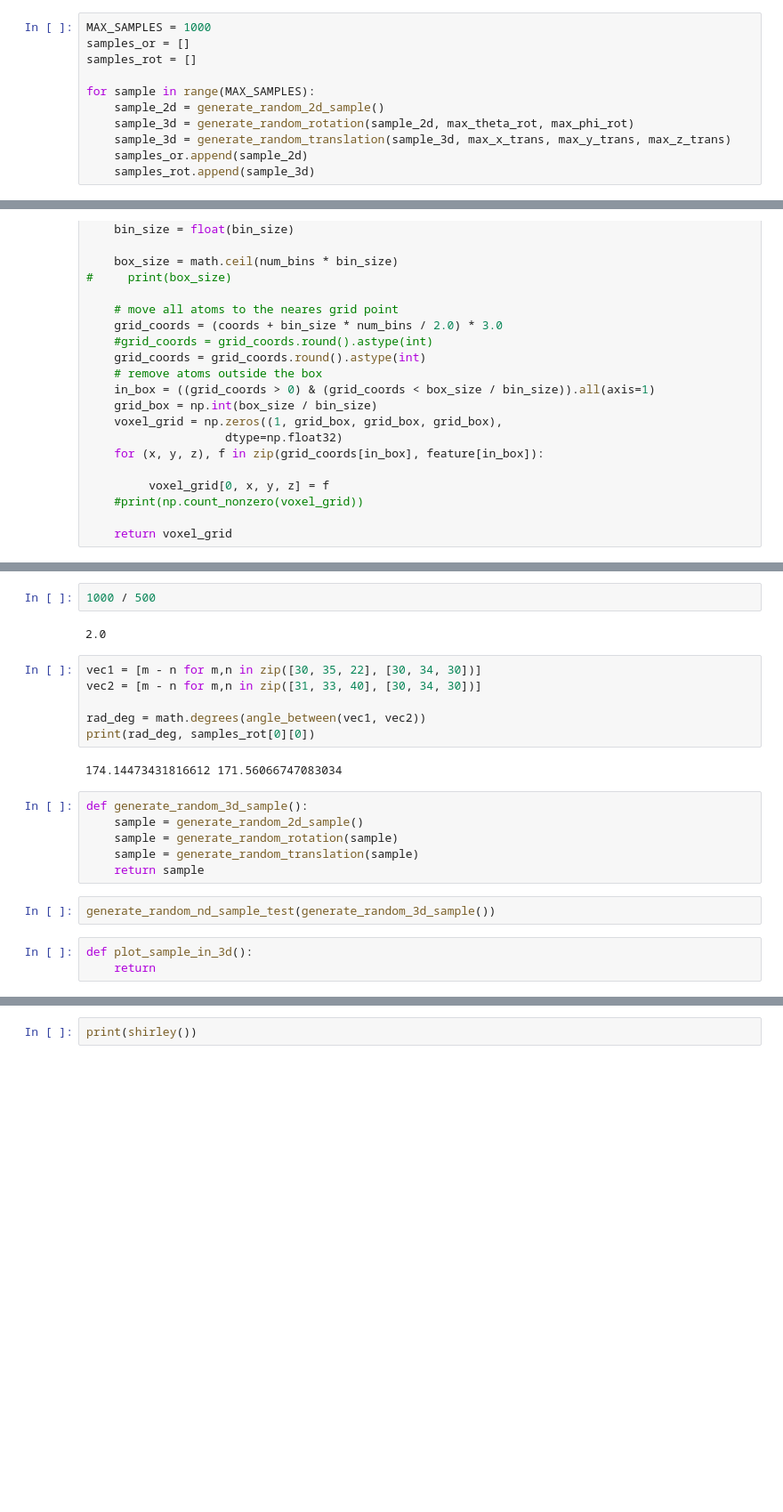
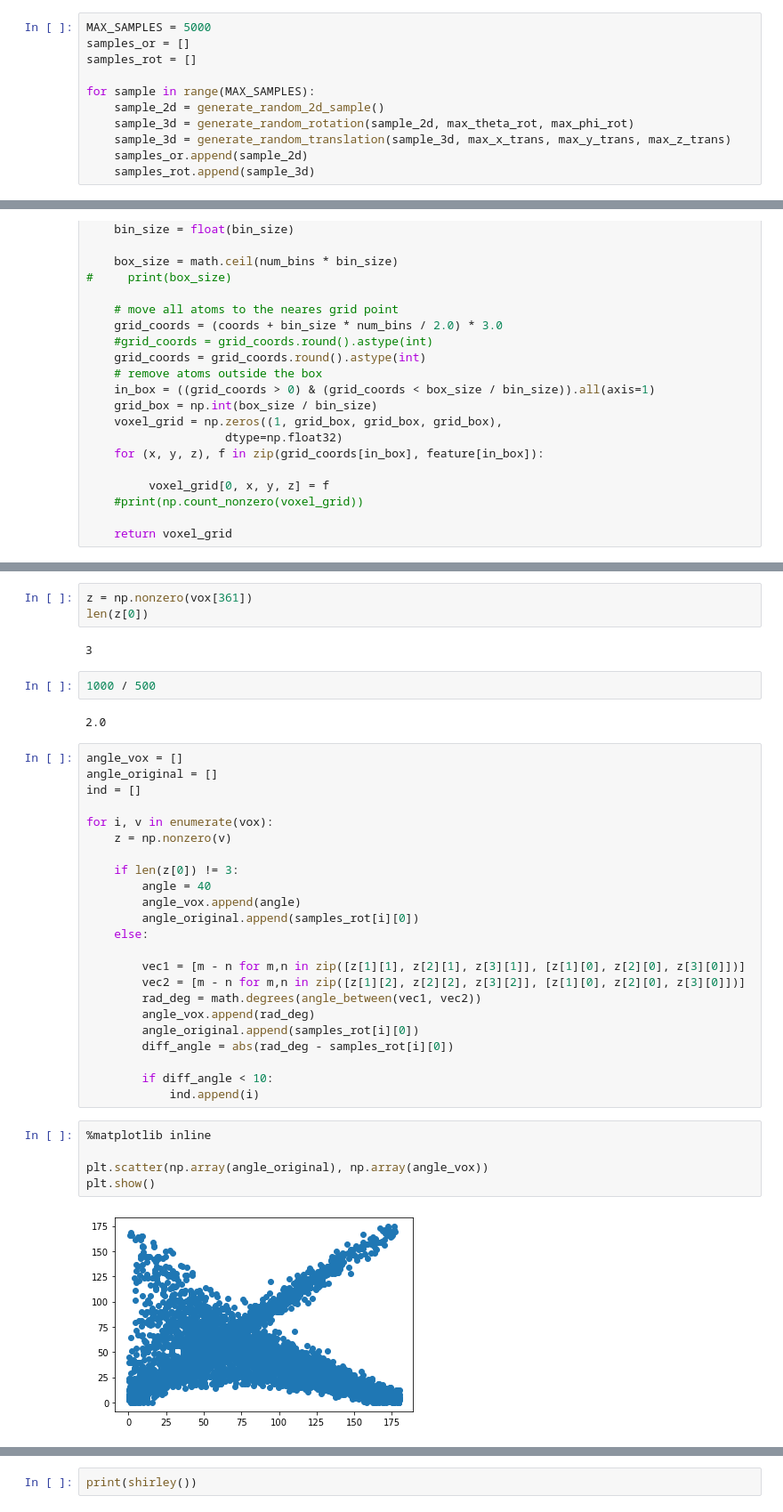
Before and after one commit to uw-edsi/cnns4qspr, a Jupyter notebook: notebooks/sample_generator.ipynb, the cells around one changed output, grey strips where cells are left out. Shown: that part at 89% size. Drawn from its saved outputs; the diff is of its cells as text; blank space fills up the shorter version.

Commit message:
new sample

```diff
--- a/notebooks/sample_generator.ipynb
+++ b/notebooks/sample_generator.ipynb
@@ -186,7 +190,7 @@ plot_vec(sample_2d, sample_3d)
 [interactive output not drawn]
 [interactive output not drawn]
 # %%
-MAX_SAMPLES = 1000
+MAX_SAMPLES = 5000
 samples_or = []
 samples_rot = []
 
@@ -302,23 +304,39 @@ np.shape(data_load)
+# %%
+z = np.nonzero(vox[361])
+len(z[0])
+# %% [output]
+3
 # %%
 1000 / 500
 # %% [output]
 2.0
-# %%
-vec1 = [m - n for m,n in zip([30, 35, 22], [30, 34, 30])]
-vec2 = [m - n for m,n in zip([31, 33, 40], [30, 34, 30])]
-
-rad_deg = math.degrees(angle_between(vec1, vec2))
-print(rad_deg, samples_rot[0][0])
-# %% [output]
-174.14473431816612 171.56066747083034
-# %%
-def generate_random_3d_sample():
-    sample = generate_random_2d_sample()
-    sample = generate_random_rotation(sample)
-    sample = generate_random_translation(sample)
-    return sample
-# %%
-generate_random_nd_sample_test(generate_random_3d_sample())
-# %%
-def plot_sample_in_3d():
-    return
+# %%
+angle_vox = []
+angle_original = []
+ind = []
+
+for i, v in enumerate(vox):
+    z = np.nonzero(v)
+
+    if len(z[0]) != 3:
+        angle = 40
+        angle_vox.append(angle)
+        angle_original.append(samples_rot[i][0])
+    else:
+
+        vec1 = [m - n for m,n in zip([z[1][1], z[2][1], z[3][1]], [z[1][0], z[2][0], z[3][0]])]
+        vec2 = [m - n for m,n in zip([z[1][2], z[2][2], z[3][2]], [z[1][0], z[2][0], z[3][0]])]
+        rad_deg = math.degrees(angle_between(vec1, vec2))
+        angle_vox.append(rad_deg)
+        angle_original.append(samples_rot[i][0])
+        diff_angle = abs(rad_deg - samples_rot[i][0])
+
+        if diff_angle < 10:
+            ind.append(i)
+# %%
+%matplotlib inline
+
+plt.scatter(np.array(angle_original), np.array(angle_vox))
+plt.show()
+# %% [output]
+[figure, added]
```
Also changed, not shown: parts of 13 cells of this notebook.
